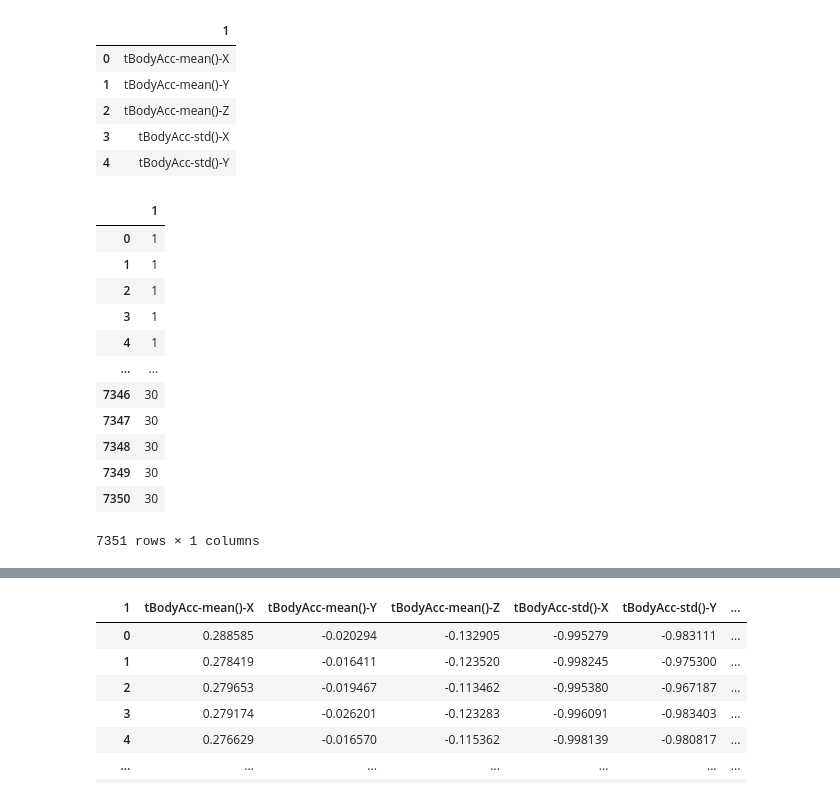
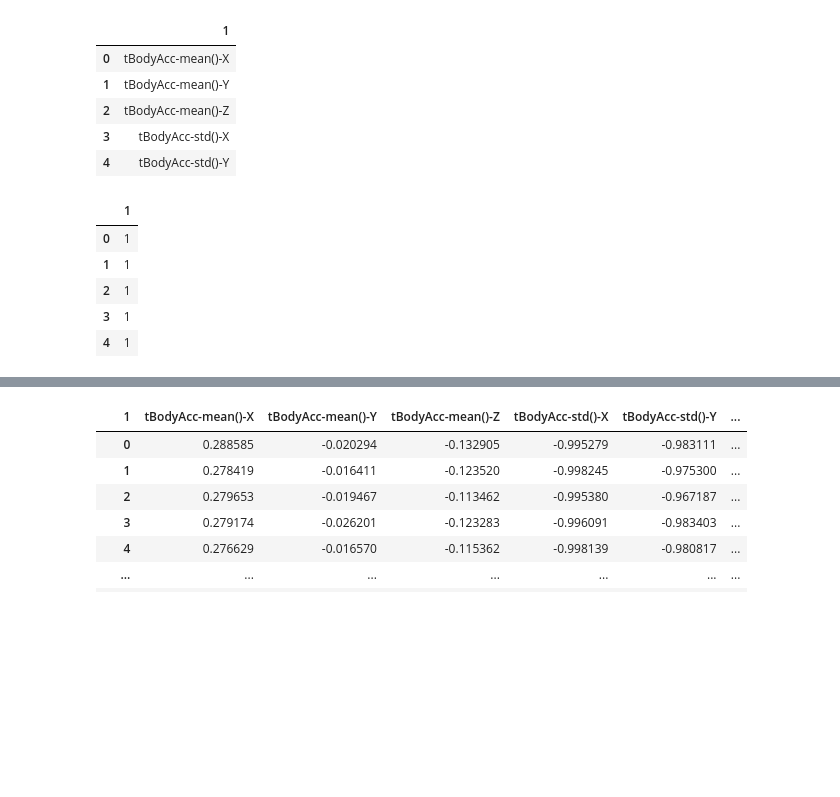
Before and after one commit to victortintel/ex1_modulo17_arvores2, a Jupyter notebook: ex1_victor_tintel_mod_17.ipynb, the cells around one changed output, grey strips where cells are left out. Saved outputs shown, nothing was run; the diff lists cells and outputs as text; code cells hidden in the pictures; blank space fills up the shorter version.

```diff
--- a/ex1_victor_tintel_mod_17.ipynb
+++ b/ex1_victor_tintel_mod_17.ipynb
@@ -83,22 +83,15 @@ features.head()
 # %%
 # 3: Carregue a base subject_train.txt em uma Series
 
 subject = pd.read_csv('./UCI HAR Dataset/train/subject_train.txt')
-subject
+subject.head()
 # %% [output]
 |  | 1 |
 | 0 | 1 |
 | 1 | 1 |
 | 2 | 1 |
 | 3 | 1 |
 | 4 | 1 |
-| ... | ... |
-| 7346 | 30 |
-| 7347 | 30 |
-| 7348 | 30 |
-| 7349 | 30 |
-| 7350 | 30 |
-7351 rows × 1 columns
 # %%
 # 4: Carregue a base X_train.txt
 
```
Also changed, not shown: parts of 22 cells of this notebook.
